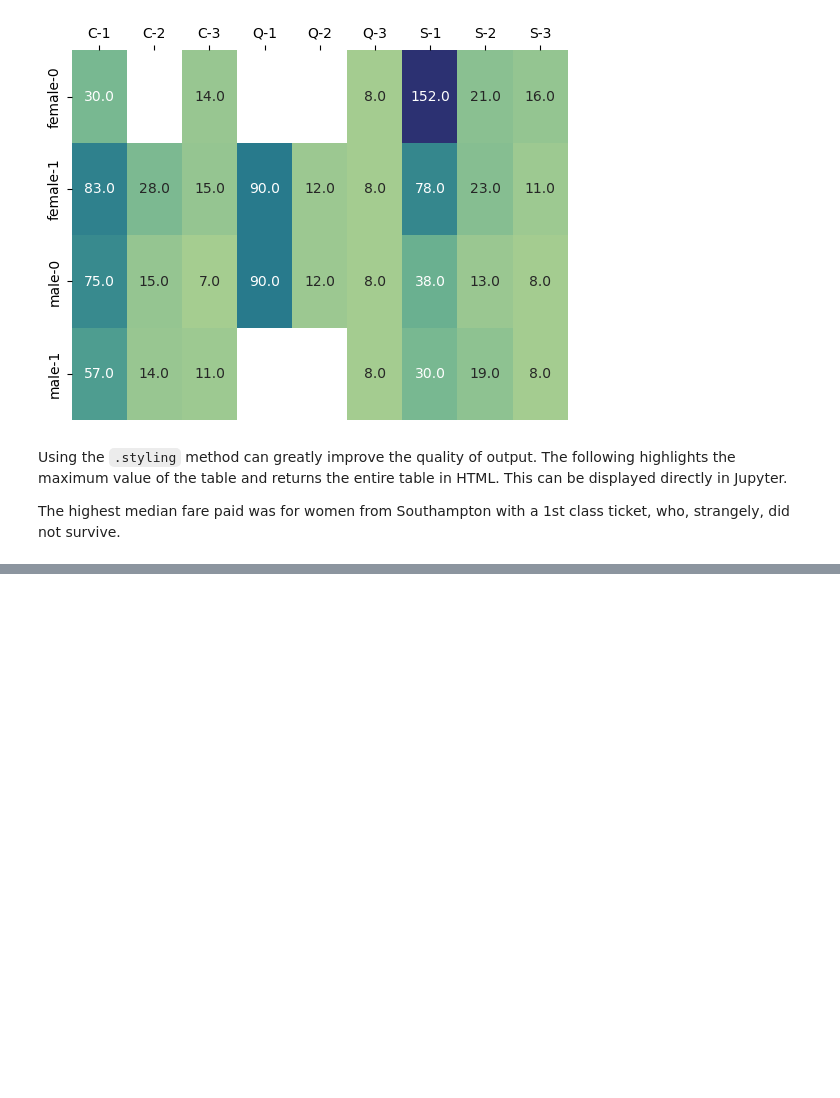
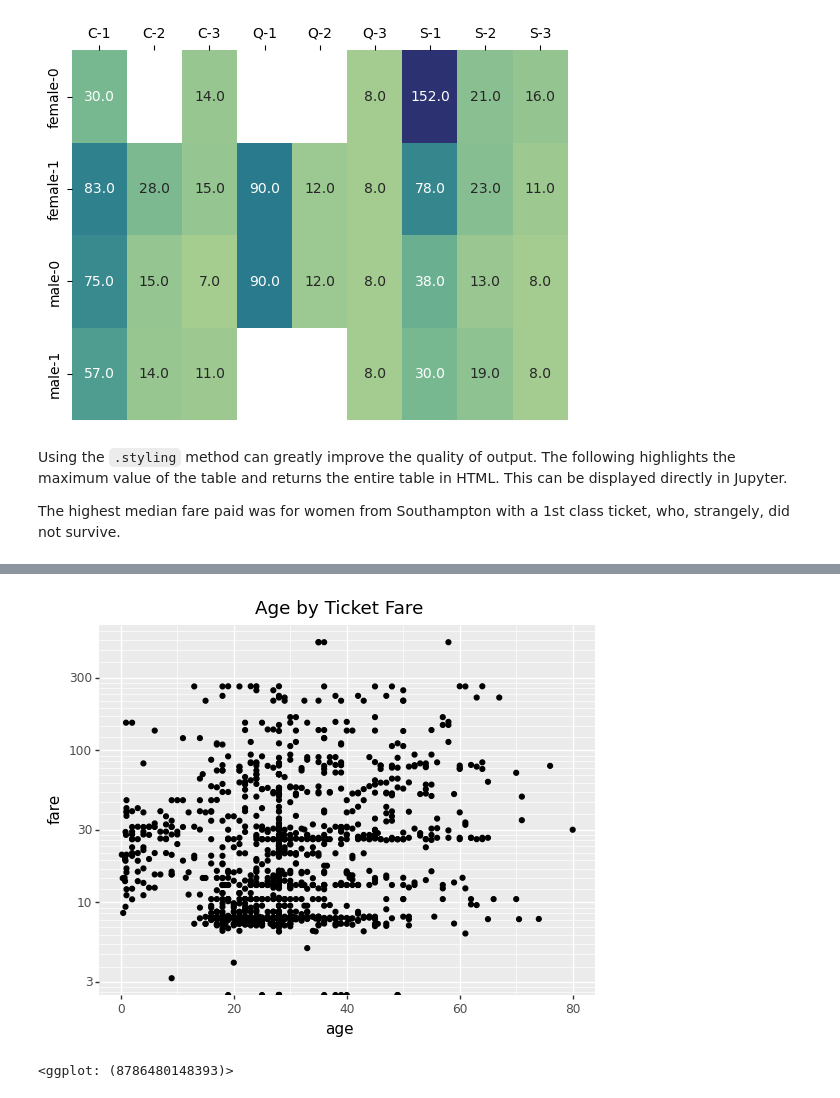
Before and after one commit to IMTorgDemo/Book-ai-for-banking-and-finance, a Jupyter notebook: notebooks/3-tables_graphs.ipynb, the cells around one changed output, grey strips where cells are left out. Cells and saved outputs as stored; diff of their text form; code cells hidden in the pictures; blank space fills up the shorter version.

```diff
--- a/notebooks/3-tables_graphs.ipynb
+++ b/notebooks/3-tables_graphs.ipynb
@@ -145,0 +184,9 @@ display(HTML( s.to_html() ))
+# %%
+p = p9.ggplot(df) +\
+        p9.geom_point(p9.aes(x='age', y='fare')) +\
+        p9.scale_y_log10() +\
+        p9.labs(title='Age by Ticket Fare')
+p
+# %% [output]
+[figure, added]
+<ggplot: (8786480148393)>
```
Also changed, not shown: parts of 26 cells of this notebook.
